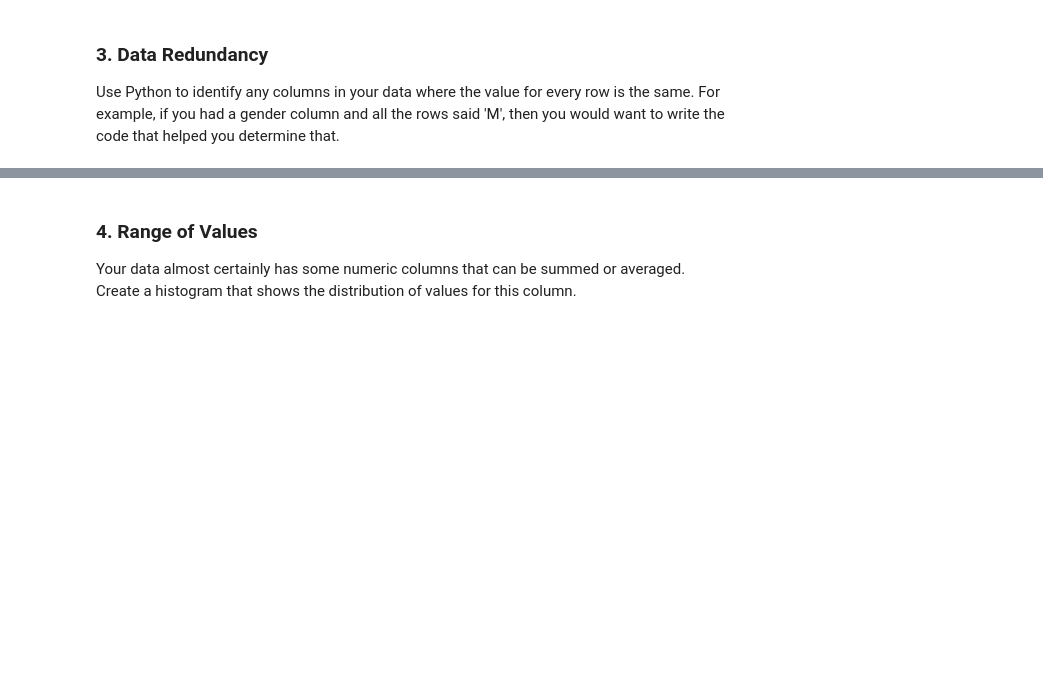
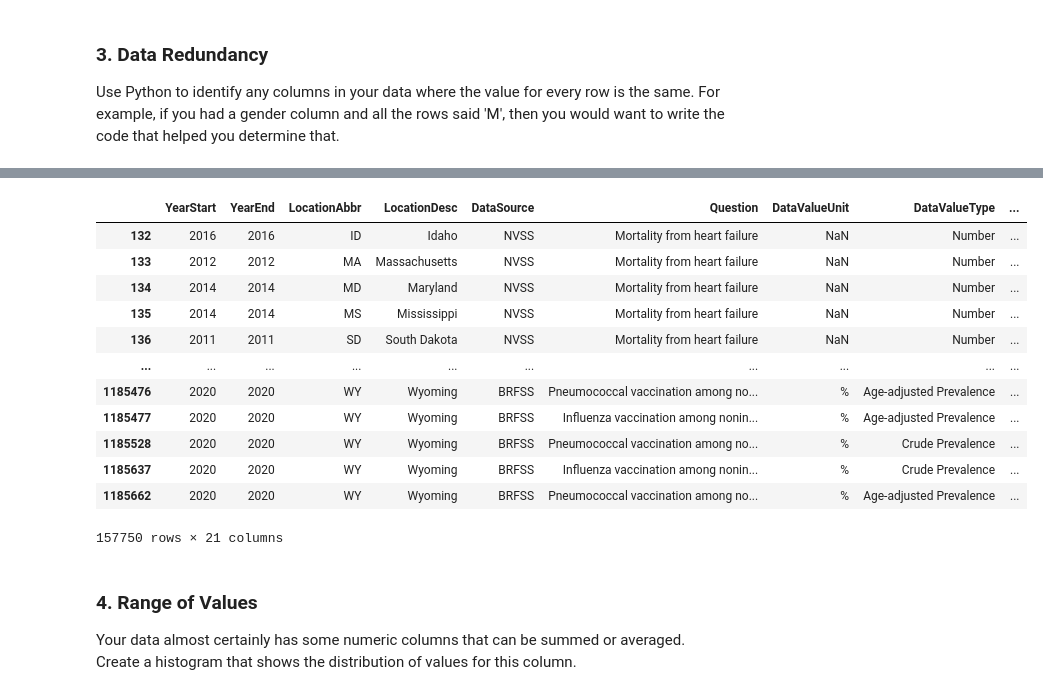
Before and after one commit to Diwakarmogarala/hds5210-2023, a Jupyter notebook: week13/week13_assignment_2.ipynb, the cells around one changed output, grey strips where cells are left out. Saved outputs shown, nothing was run; the diff lists cells and outputs as text; code cells hidden in the pictures; blank space fills up the shorter version.

```diff
--- a/week13/week13_assignment_2.ipynb
+++ b/week13/week13_assignment_2.ipynb
@@ -100,3 +73,39 @@ cvd
+# %%
+def del_columns(dataset_name):
+  """
+  ('pandas.core.frame.DataFrame') -> pandas.core.frame.DataFrame
+  1. Here we used the above funtion to obtain unique count list with the column.
+  2. I am obtaining the columns that are having no unique values and only one unique values into a list.
+  3. Here I used for loop with with filtered columns. And then deleted those columns using del and returned the final dataset.
+  """
+# 1
+  Unique_Count = Unique_count_calculator(dataset_name)
+# 2
+  Unique_Count = Unique_Count[Unique_Count['unique_count']<=1]
+  columns = list(Unique_Count['dataset_column'])
+# 3
+  for column in columns:
+    del dataset_name[column]
+  return dataset_name
+
+pd.options.display.max_columns=30   # Used to display columns upto 30 columns.
+cvd = del_columns(cvd)
+del cvd['DataValueAlt']             # Here this column is similar with one of the column in my dataset. So I removed this.
+cvd
+# %% [output]
+|  | YearStart | YearEnd | LocationAbbr | LocationDesc | DataSource | Question | DataValueUnit | DataValueType | ... |
+| 132 | 2016 | 2016 | ID | Idaho | NVSS | Mortality from heart failure | NaN | Number | ... |
+| 133 | 2012 | 2012 | MA | Massachusetts | NVSS | Mortality from heart failure | NaN | Number | ... |
+| 134 | 2014 | 2014 | MD | Maryland | NVSS | Mortality from heart failure | NaN | Number | ... |
+| 135 | 2014 | 2014 | MS | Mississippi | NVSS | Mortality from heart failure | NaN | Number | ... |
+| 136 | 2011 | 2011 | SD | South Dakota | NVSS | Mortality from heart failure | NaN | Number | ... |
+| ... | ... | ... | ... | ... | ... | ... | ... | ... | ... |
+| 1185476 | 2020 | 2020 | WY | Wyoming | BRFSS | Pneumococcal vaccination among no... | % | Age-adjusted Prevalence | ... |
+| 1185477 | 2020 | 2020 | WY | Wyoming | BRFSS | Influenza vaccination among nonin... | % | Age-adjusted Prevalence | ... |
+| 1185528 | 2020 | 2020 | WY | Wyoming | BRFSS | Pneumococcal vaccination among no... | % | Crude Prevalence | ... |
+| 1185637 | 2020 | 2020 | WY | Wyoming | BRFSS | Influenza vaccination among nonin... | % | Crude Prevalence | ... |
+| 1185662 | 2020 | 2020 | WY | Wyoming | BRFSS | Pneumococcal vaccination among no... | % | Age-adjusted Prevalence | ... |
+157750 rows × 21 columns
 # %% [markdown]
 ### 4. Range of Values
 
```
Also changed, not shown: parts of 7 cells of this notebook.
